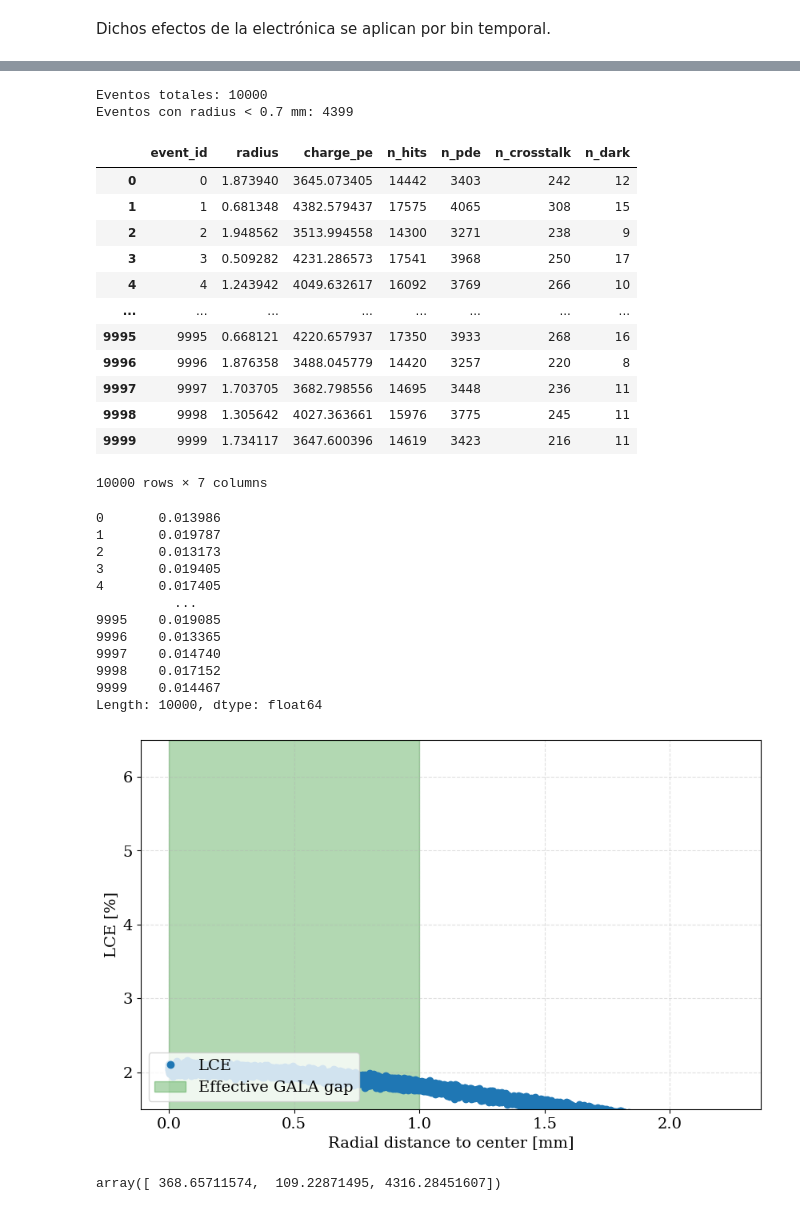
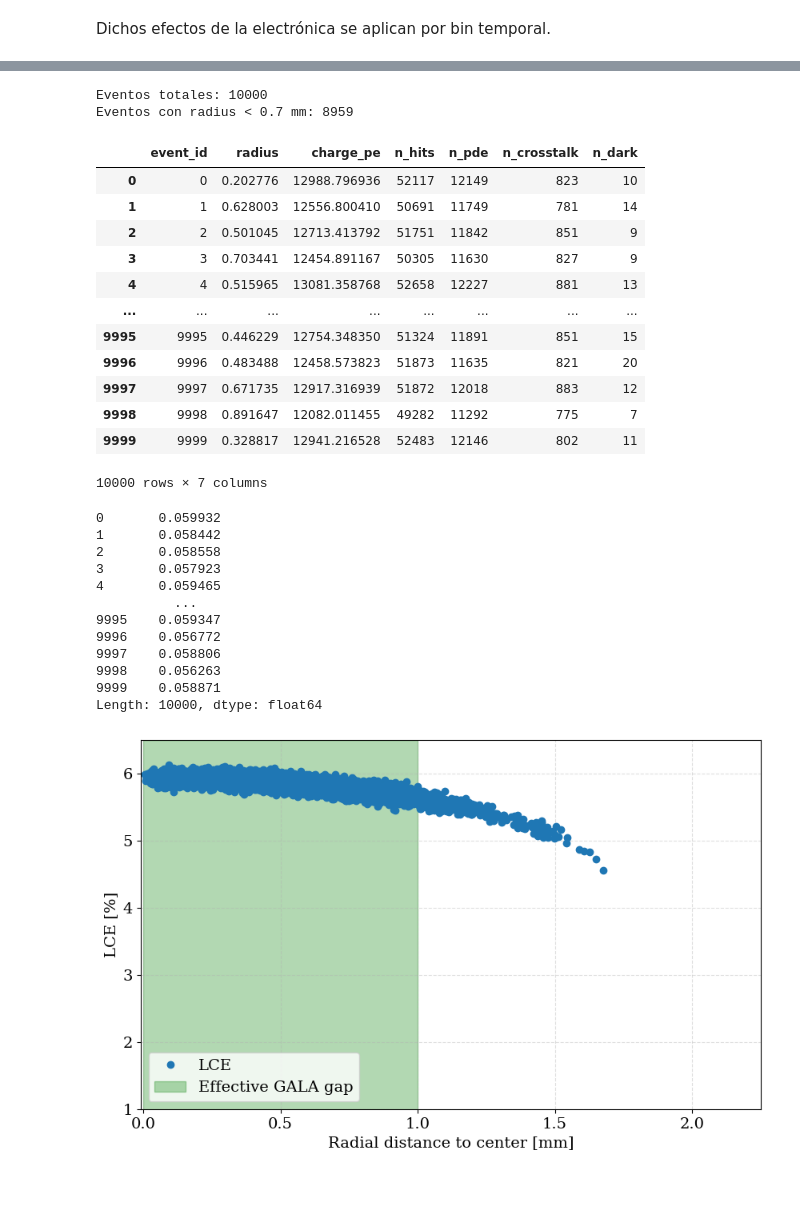
Before and after one commit to pablovzqz/GALA_hole, a Jupyter notebook: analysis/Offline_Electronics_Manual.ipynb, the cells around one changed output, grey strips where cells are left out. Cells and saved outputs as stored; diff of their text form; code cells hidden in the pictures.

```diff
--- a/analysis/Offline_Electronics_Manual.ipynb
+++ b/analysis/Offline_Electronics_Manual.ipynb
@@ -25,7 +25,7 @@ def gaussian(x, A, sigma, mu):
 
 El documento es demasiado grande como para leerlo todo conjunto en memoria, de forma que se abre en secciones.
 # %%
-path ='/Users/pablovazquez/GALA_hole/build/geometric_hits_reflectantGALA_newPITCH.txt'
+path ='/Users/pablovazquez/GALA_hole/build/geometric_hits_reflectantGALA_newPITCH_alternative_fullpeak.txt'
 # %%
 usecols = ['event_id', 'time_ns', 'vx_mm', 'vy_mm', 'vz_mm', 'nPhotons']
 
@@ -315,52 +298,54 @@ event_summary = (
 )
 
 charge_collection = event_summary['charge_pe'].to_list()
-charge_collection_center = event_summary.loc[event_summary['radius'] < 1, 'charge_pe'].to_list()
+charge_collection_center = event_summary.loc[event_summary['radius'] < 0.85, 'charge_pe'].to_list()
 
 print(f'Eventos totales: {len(charge_collection)}')
 print(f'Eventos con radius < 0.7 mm: {len(charge_collection_center)}')
 # %% [output]
 Eventos totales: 10000
-Eventos con radius < 0.7 mm: 4399
+Eventos con radius < 0.7 mm: 8959
 # %%
 event_summary
 # %% [output]
 |  | event_id | radius | charge_pe | n_hits | n_pde | n_crosstalk | n_dark |
-| 0 | 0 | 1.873940 | 3645.073405 | 14442 | 3403 | 242 | 12 |
-| 1 | 1 | 0.681348 | 4382.579437 | 17575 | 4065 | 308 | 15 |
-| 2 | 2 | 1.948562 | 3513.994558 | 14300 | 3271 | 238 | 9 |
-| 3 | 3 | 0.509282 | 4231.286573 | 17541 | 3968 | 250 | 17 |
-| 4 | 4 | 1.243942 | 4049.632617 | 16092 | 3769 | 266 | 10 |
+| 0 | 0 | 0.202776 | 12988.796936 | 52117 | 12149 | 823 | 10 |
+| 1 | 1 | 0.628003 | 12556.800410 | 50691 | 11749 | 781 | 14 |
+| 2 | 2 | 0.501045 | 12713.413792 | 51751 | 11842 | 851 | 9 |
+| 3 | 3 | 0.703441 | 12454.891167 | 50305 | 11630 | 827 | 9 |
+| 4 | 4 | 0.515965 | 13081.358768 | 52658 | 12227 | 881 | 13 |
 | ... | ... | ... | ... | ... | ... | ... | ... |
-| 9995 | 9995 | 0.668121 | 4220.657937 | 17350 | 3933 | 268 | 16 |
-| 9996 | 9996 | 1.876358 | 3488.045779 | 14420 | 3257 | 220 | 8 |
-| 9997 | 9997 | 1.703705 | 3682.798556 | 14695 | 3448 | 236 | 11 |
-| 9998 | 9998 | 1.305642 | 4027.363661 | 15976 | 3775 | 245 | 11 |
-| 9999 | 9999 | 1.734117 | 3647.600396 | 14619 | 3423 | 216 | 11 |
+| 9995 | 9995 | 0.446229 | 12754.348350 | 51324 | 11891 | 851 | 15 |
+| 9996 | 9996 | 0.483488 | 12458.573823 | 51873 | 11635 | 821 | 20 |
+| 9997 | 9997 | 0.671735 | 12917.316939 | 51872 | 12018 | 883 | 12 |
+| 9998 | 9998 | 0.891647 | 12082.011455 | 49282 | 11292 | 775 | 7 |
+| 9999 | 9999 | 0.328817 | 12941.216528 | 52483 | 12146 | 802 | 11 |
 10000 rows × 7 columns
 # %%
 event_summary.charge_pe/df_hits.photons_generated
 # %% [output]
-0       0.013986
-1       0.019787
-2       0.013173
-3       0.019405
-4       0.017405
+0       0.059932
+1       0.058442
+2       0.058558
+3       0.057923
+4       0.059465
           ...
-9995    0.019085
-9996    0.013365
-9997    0.014740
-9998    0.017152
-9999    0.014467
+9995    0.059347
+9996    0.056772
+9997    0.058806
+9998    0.056263
+9999    0.058871
 Length: 10000, dtype: float64
 # %%
 plt.plot(radius, event_summary.charge_pe/df_hits.photons_generated*100, 'o', label = 'LCE');
 plt.xlabel('Radial distance to center [mm]');
 plt.ylabel('LCE [%]');
-plt.ylim(1.5, 6.5)
+plt.ylim(1, 6.5)
+plt.xlim(-0.01, 2.25)
 plt.grid(True, alpha = 0.4, linestyle='--');
-plt.fill_between((0, 1),(6.5,6.5), alpha=0.3, color = 'green', label = 'Effective GALA gap');
+plt.fill_between((0, 1),(6.5, 6.5), alpha=0.3, color = 'green', label = 'Effective GALA gap');
 plt.legend(loc = 'lower left');
+plt.savefig('/Users/pablovazquez/GALA_hole/results/total_lce_teflon.png')
 # %% [output]
-[figure, old version]
+[figure, new version]
 # %%
@@ -373,5 +358 @@ popt, pcov = curve_fit(gaussian, bincents, counts, p0 = (400, 200, 4300))
-# %%
-popt
-# %% [output]
-array([ 368.65711574,  109.22871495, 4316.28451607])
 # %%
```
Also changed, not shown: parts of 12 cells of this notebook, 13 other files.
